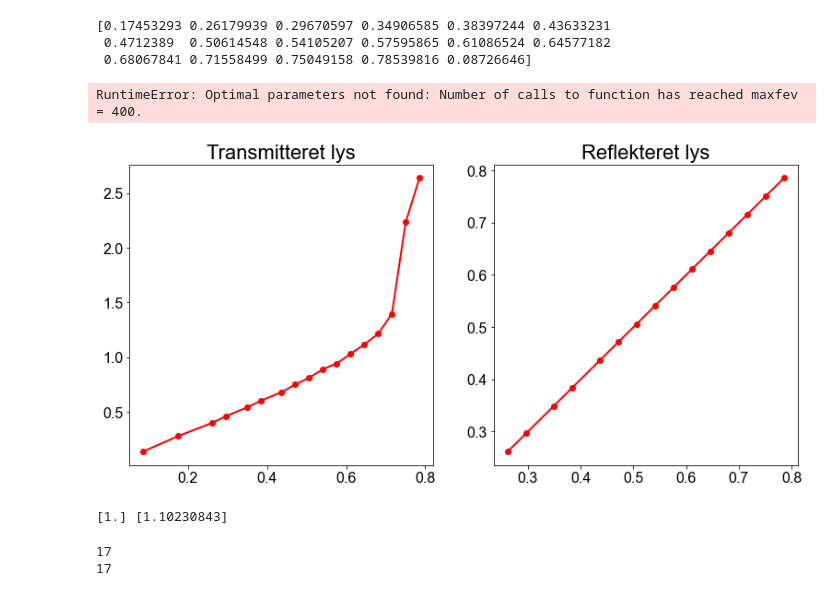
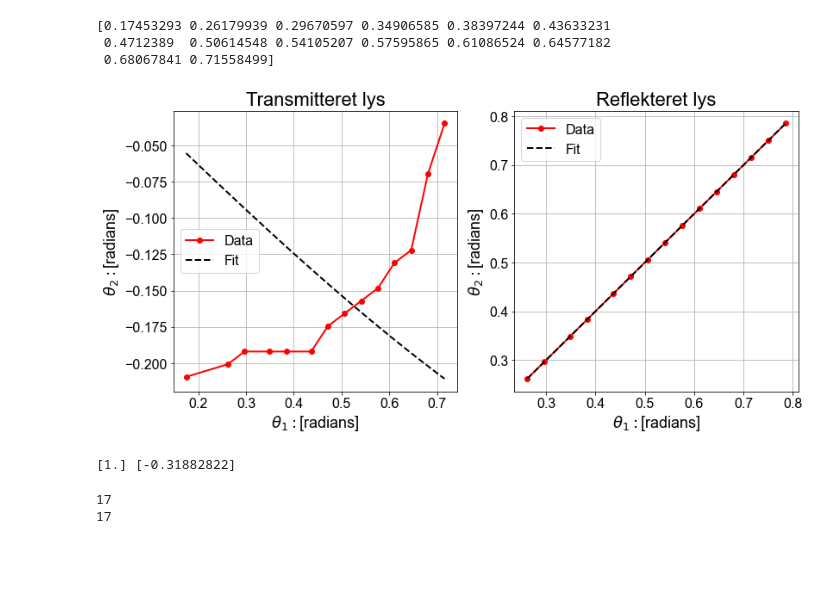
Before and after one commit to Neub28/Experimentel-Physics-2, a Jupyter notebook: Databehandling/Labdag 3/s-polariseret/Databehandling fra glas til luft - s.ipynb, the cells around one changed output. Cells and saved outputs as stored; diff of their text form; code cells hidden in the pictures; blank space fills up the shorter version.

Commit message:
Nicolai updatering

```diff
--- a/Databehandling/Labdag 3/s-polariseret/Databehandling fra glas til luft - s.ipynb
+++ b/Databehandling/Labdag 3/s-polariseret/Databehandling fra glas til luft - s.ipynb
@@ -13,15 +13,15 @@ plt.rc("ytick", labelsize=16, direction="out")
 plt.rc("axes", titlesize=22)
 plt.rc("legend", fontsize=16)
 # %%
-entries_list_sT = os.listdir(r"C:\Users\Karsten\Eksperimentel fysik II\Experimentel-Physics-2\Tredje labdag\glas til luft\s\Datafiler\transmitteret")
-entries_list_sR = os.listdir(r"C:\Users\Karsten\Eksperimentel fysik II\Experimentel-Physics-2\Tredje labdag\glas til luft\s\Datafiler\reflekteret")
+entries_list_sT = os.listdir(r"C:\Users\nicol\Experimentel Physics\Experimentel-Physics-2\Tredje labdag\Glas til luft\s\Datafiler\transmitteret")
+entries_list_sR = os.listdir(r"C:\Users\nicol\Experimentel Physics\Experimentel-Physics-2\Tredje labdag\Glas til luft\s\Datafiler\reflekteret")
 
 t1_90 = 90*np.pi/180
 
 def func(x, a):
     return a
 
-d = io.loadmat(r"C:\Users\Karsten\Eksperimentel fysik II\Experimentel-Physics-2\Tredje labdag\baggrund måling.mat")
+d = io.loadmat(r"C:\Users\nicol\Experimentel Physics\Experimentel-Physics-2\Tredje labdag\baggrund måling.mat")
 d_offset = d.get("A")
 d_offset = np.reshape(d_offset, (len(d_offset)))
 
@@ -29,7 +29,7 @@ t = np.linspace(0, 50, len(d_offset))
 mean_Voff, pcovoff = curve_fit(func, t, d_offset, absolute_sigma=True)
 usOff = np.sqrt(np.diag(pcovoff))
 
-d = io.loadmat(r"C:\Users\Karsten\Eksperimentel fysik II\Experimentel-Physics-2\Tredje labdag\glas til luft\s - 90 grader med krystal.mat")
+d = io.loadmat(r"C:\Users\nicol\Experimentel Physics\Experimentel-Physics-2\Tredje labdag\Glas til luft\s - 90 grader med krystal.mat")
 d90 = d.get("A")
 d90 = np.reshape(d90, (len(d90)))
 
@@ -58,7 +58,7 @@ def get_ts_Vs(t, entries):
         ts[i] = ts12
 
     for i, file in enumerate(entries):
-        dat = io.loadmat(f"C:/Users/Karsten/Eksperimentel fysik II/Experimentel-Physics-2/Tredje labdag/glas til luft/s/Datafiler/{file_dest}/{file}")
+        dat = io.loadmat(f"C:/Users/nicol/Experimentel Physics/Experimentel-Physics-2/Tredje labdag/Glas til luft/s/Datafiler/{file_dest}/{file}")
         V = dat.get("A")
         V = np.reshape(V, (len(V)))
         xs = np.linspace(0, 50, len(V))
@@ -92,46 +92,45 @@ theta2R = np.zeros(len(ts_ref))
 i = 0
 for t1, t2 in ts_trans:
     theta1T[i] = t1
-    theta2T[i] = t2 + t1
+    theta2T[i] = t2 - t1
     i = i + 1
 
 i = 0
 for t1, t2 in ts_ref:
     theta1R[i] = t1
     theta2R[i] = t1
     i = i + 1
 
-theta1T1 = theta1T[0:len(theta1T)]
-theta2T1 = theta2T[0:len(theta2T)]
+theta1T1 = theta1T[0:len(theta1T)-3]
+theta2T1 = theta2T[0:len(theta2T)-3]
 
 print(theta1T1)
 axs[0].plot(np.sort(theta1T1), np.sort(theta2T1), 'o-', c='r', lw=2, label="Data")
 axs[1].plot(np.sort(theta1R), np.sort(theta2R), 'o-', c='r', lw=2, label="Data")
 
 nT, pcovT = curve_fit(snell, theta1T1, theta2T1, absolute_sigma=True)
 nR, pcovR = curve_fit(snell, theta1R, theta2R, absolute_sigma=True)
 
 theta_T = np.linspace(min(theta1T1), max(theta1T1))
 theta_R = np.linspace(min(theta1R), max(theta1R))
 
 axs[0].plot(theta_T, snell(theta_T, nT), c='k', ls="--", label="Fit", lw=2)
 axs[1].plot(theta_R, snell(theta_R, nR), c='k', ls="--", label="Fit", lw=2)
 
 for ax in axs:
     ax.grid()
     ax.set_xlabel(r"$\theta_1: $[radians]")
     ax.set_ylabel(r"$\theta_2: $[radians]")
     ax.legend()
 # %% [output]
 [0.17453293 0.26179939 0.29670597 0.34906585 0.38397244 0.43633231
  0.4712389  0.50614548 0.54105207 0.57595865 0.61086524 0.64577182
- 0.68067841 0.71558499 0.75049158 0.78539816 0.08726646]
+ 0.68067841 0.71558499]
-RuntimeError: Optimal parameters not found: Number of calls to function has reached maxfev = 400.
-[figure, old version]
+[figure, new version]
 # %%
 print(nR, nT)
 # %% [output]
-[1.] [1.10230843]
+[1.] [-0.31882822]
 # %%
 fig, axs = plt.subplots(1,2, figsize=(13,6))
 axs[1].set_title("Reflekteret lys")
```
Also changed, not shown: parts of 1 cell of this notebook, 46 other files.
